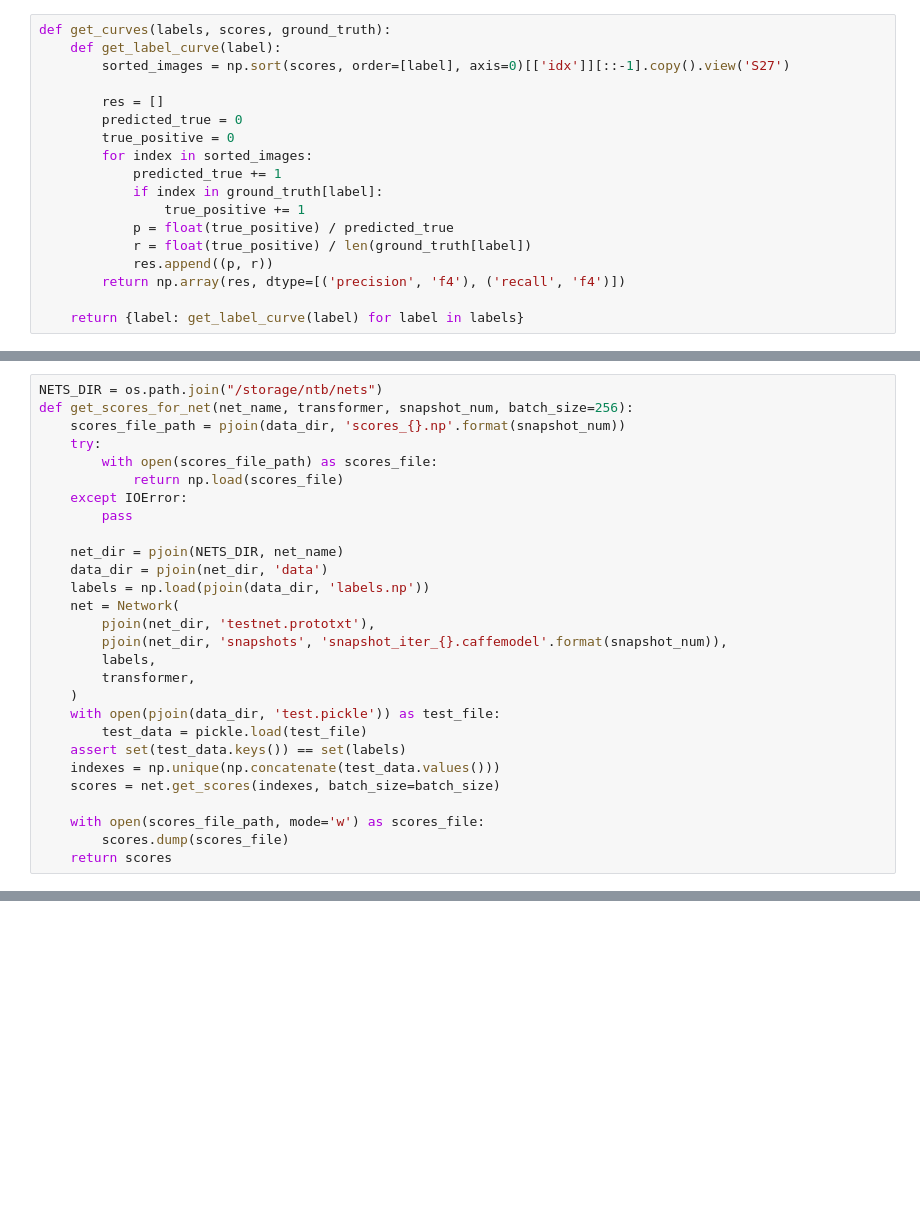
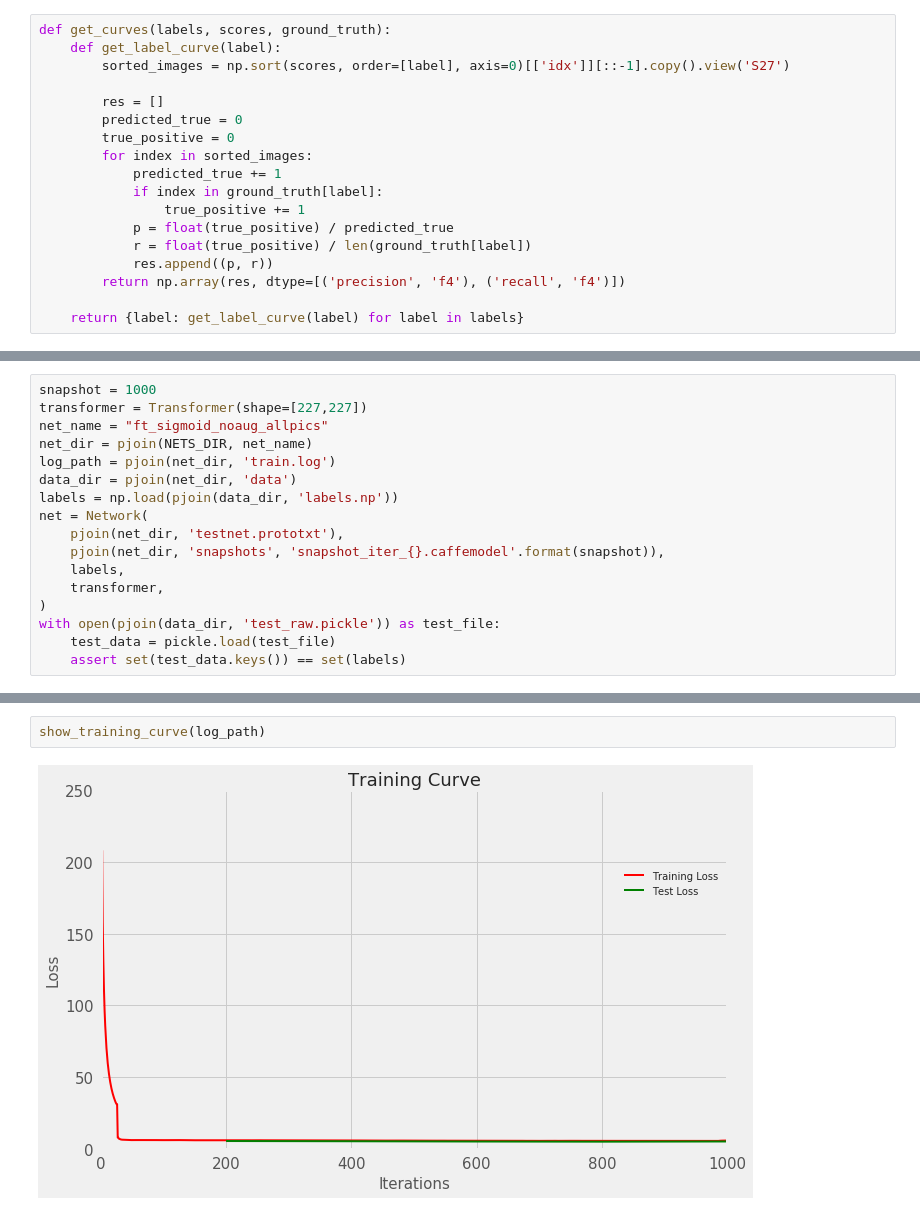
Before and after one commit to uvNikita/master-thesis-src, a Jupyter notebook: notebooks/testing/testing.ipynb, the cells around one changed output, grey strips where cells are left out. Saved outputs shown, nothing was run; the diff lists cells and outputs as text; blank space fills up the shorter version.

```diff
--- a/notebooks/testing/testing.ipynb
+++ b/notebooks/testing/testing.ipynb
@@ -102,28 +191,17 @@ def get_average_precision(curves):
 # %%
-NETS_DIR = os.path.join("/storage/ntb/nets")
-def get_scores_for_net(net_name, transformer, snapshot_num, batch_size=256):
-    scores_file_path = pjoin(data_dir, 'scores_{}.np'.format(snapshot_num))
-    try:
-        with open(scores_file_path) as scores_file:
-            return np.load(scores_file)
-    except IOError:
-        pass
-
-    net_dir = pjoin(NETS_DIR, net_name)
-    data_dir = pjoin(net_dir, 'data')
-    labels = np.load(pjoin(data_dir, 'labels.np'))
-    net = Network(
-        pjoin(net_dir, 'testnet.prototxt'),
-        pjoin(net_dir, 'snapshots', 'snapshot_iter_{}.caffemodel'.format(snapshot_num)),
-        labels,
-        transformer,
-    )
-    with open(pjoin(data_dir, 'test.pickle')) as test_file:
-        test_data = pickle.load(test_file)
+snapshot = 1000
+transformer = Transformer(shape=[227,227])
+net_name = "ft_sigmoid_noaug_allpics"
+net_dir = pjoin(NETS_DIR, net_name)
+log_path = pjoin(net_dir, 'train.log')
+data_dir = pjoin(net_dir, 'data')
+labels = np.load(pjoin(data_dir, 'labels.np'))
+net = Network(
+    pjoin(net_dir, 'testnet.prototxt'),
+    pjoin(net_dir, 'snapshots', 'snapshot_iter_{}.caffemodel'.format(snapshot)),
+    labels,
+    transformer,
+)
+with open(pjoin(data_dir, 'test_raw.pickle')) as test_file:
+    test_data = pickle.load(test_file)
     assert set(test_data.keys()) == set(labels)
-    indexes = np.unique(np.concatenate(test_data.values()))
-    scores = net.get_scores(indexes, batch_size=batch_size)
-
-    with open(scores_file_path, mode='w') as scores_file:
-        scores.dump(scores_file)
-    return scores
@@ -170,0 +250,4 @@ scores.size
+# %%
+show_training_curve(log_path)
+# %% [output]
+[figure, added]
```
Also changed, not shown: parts of 25 cells of this notebook.
